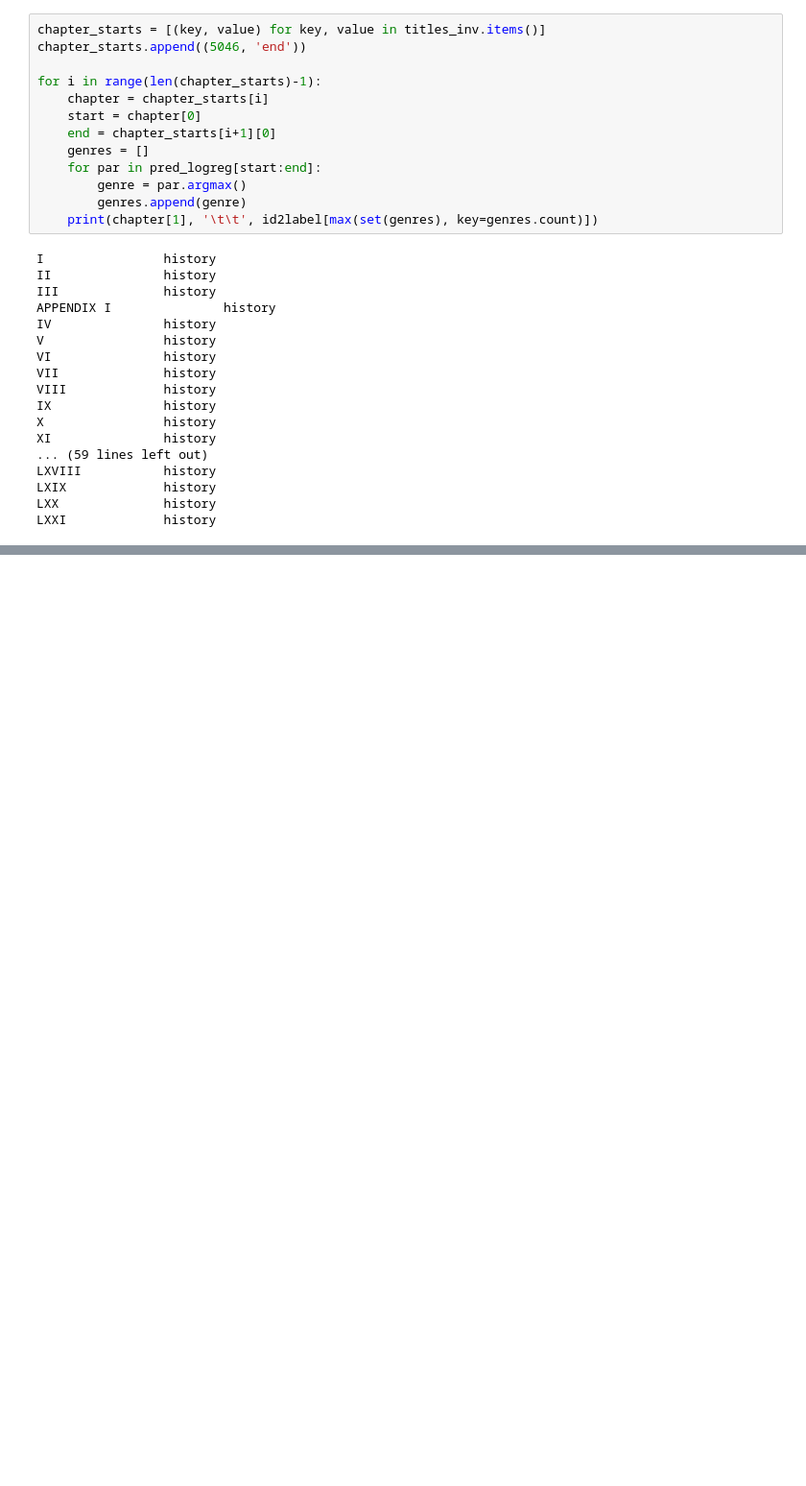
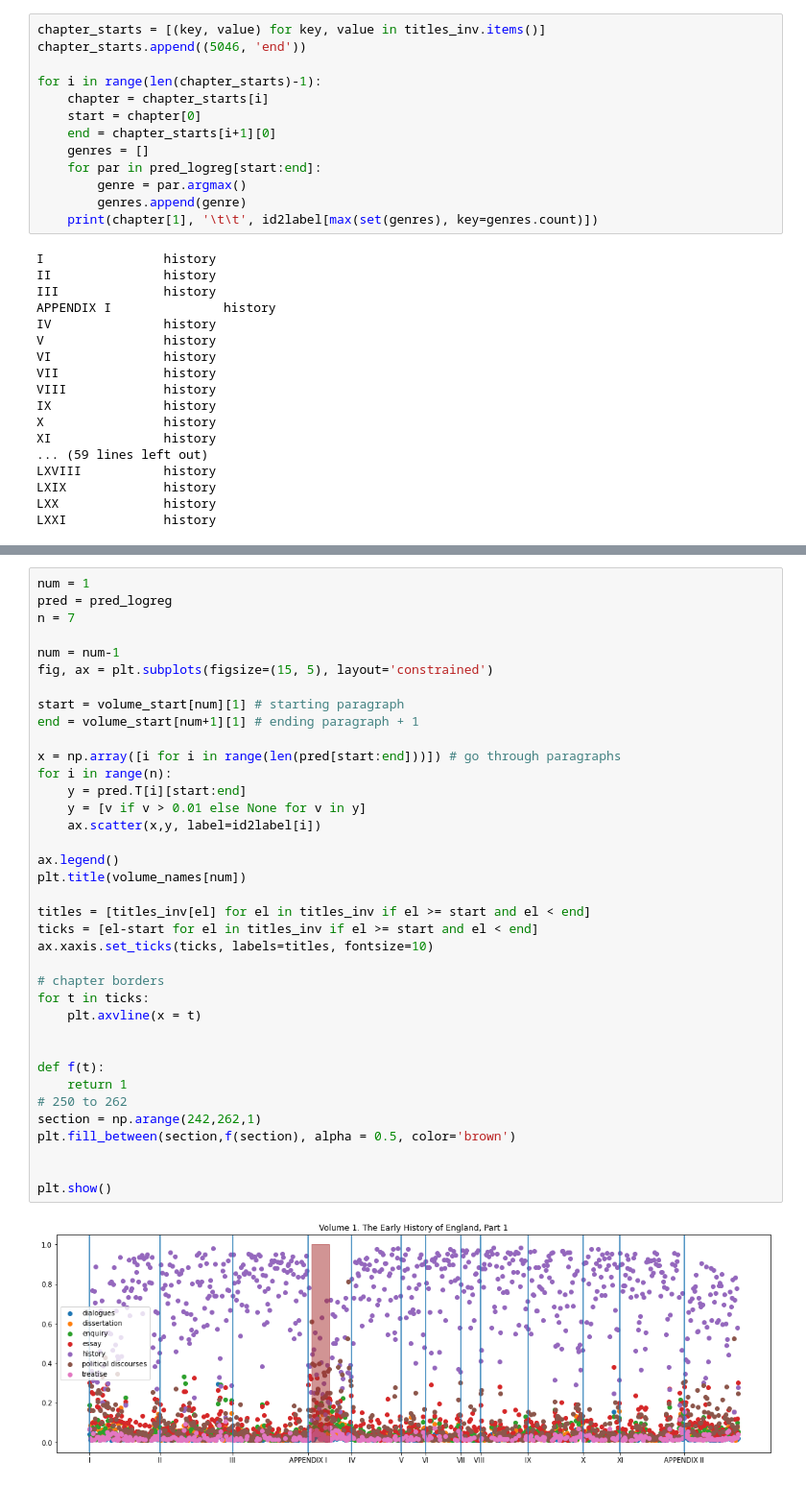
Before and after one commit to vbunt/hume-classifier, a Jupyter notebook: what is inside history?.ipynb, the cells around one changed output, grey strips where cells are left out. Shown at 96% size. Drawn from its saved outputs; the diff is of its cells as text; blank space fills up the shorter version.

```diff
--- a/what is inside history?.ipynb
+++ b/what is inside history?.ipynb
@@ -171,0 +387,39 @@ LXXI             history
+# %%
+num = 1
+pred = pred_logreg
+n = 7
+
+num = num-1
+fig, ax = plt.subplots(figsize=(15, 5), layout='constrained')
+
+start = volume_start[num][1] # starting paragraph
+end = volume_start[num+1][1] # ending paragraph + 1
+
+x = np.array([i for i in range(len(pred[start:end]))]) # go through paragraphs
+for i in range(n):
+    y = pred.T[i][start:end]
+    y = [v if v > 0.01 else None for v in y]
+    ax.scatter(x,y, label=id2label[i])
+
+ax.legend()
+plt.title(volume_names[num])
+
+titles = [titles_inv[el] for el in titles_inv if el >= start and el < end]
+ticks = [el-start for el in titles_inv if el >= start and el < end]
+ax.xaxis.set_ticks(ticks, labels=titles, fontsize=10)
+
+# chapter borders
+for t in ticks:
+    plt.axvline(x = t)
+
+
+def f(t):
+    return 1
+# 250 to 262
+section = np.arange(242,262,1)
+plt.fill_between(section,f(section), alpha = 0.5, color='brown')
+
+
+plt.show()
+# %% [output]
+[figure, added]
```
Also changed, not shown: parts of 19 cells of this notebook, 4 other files.
